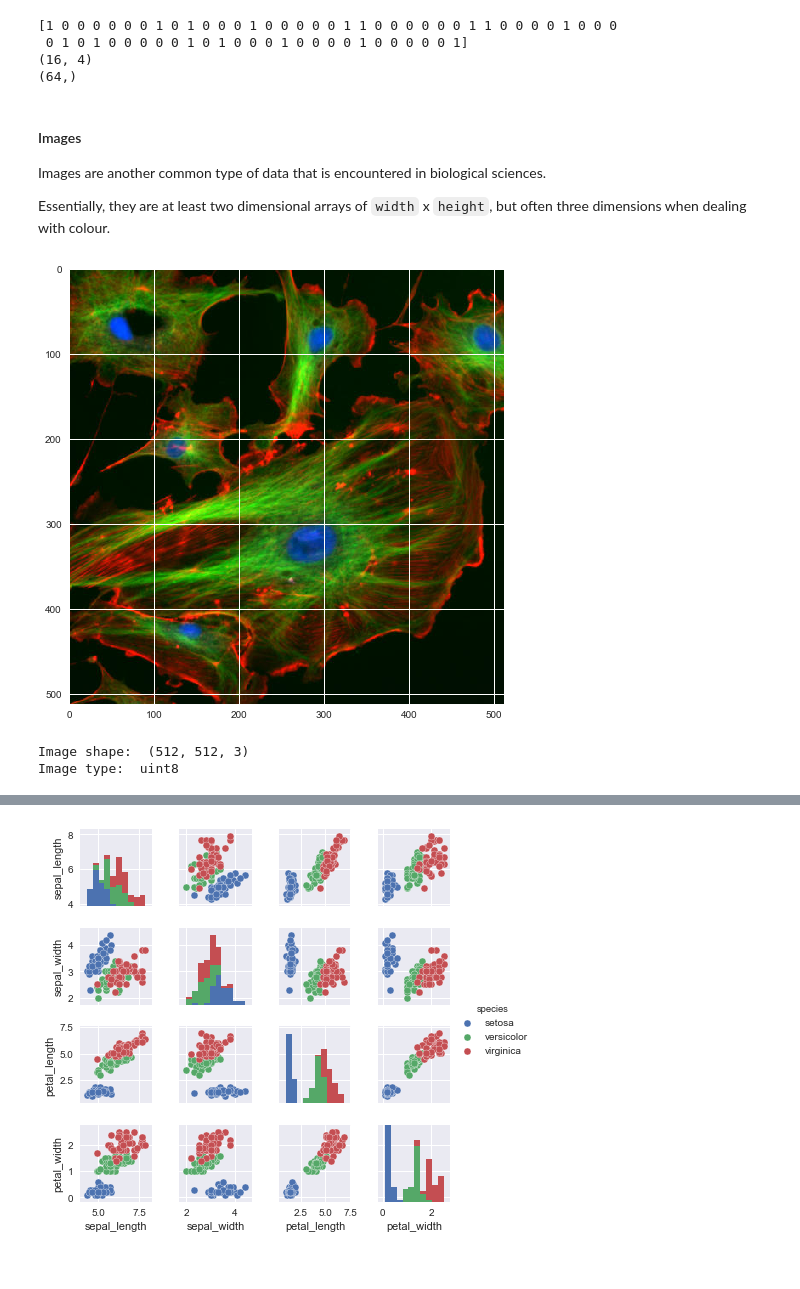
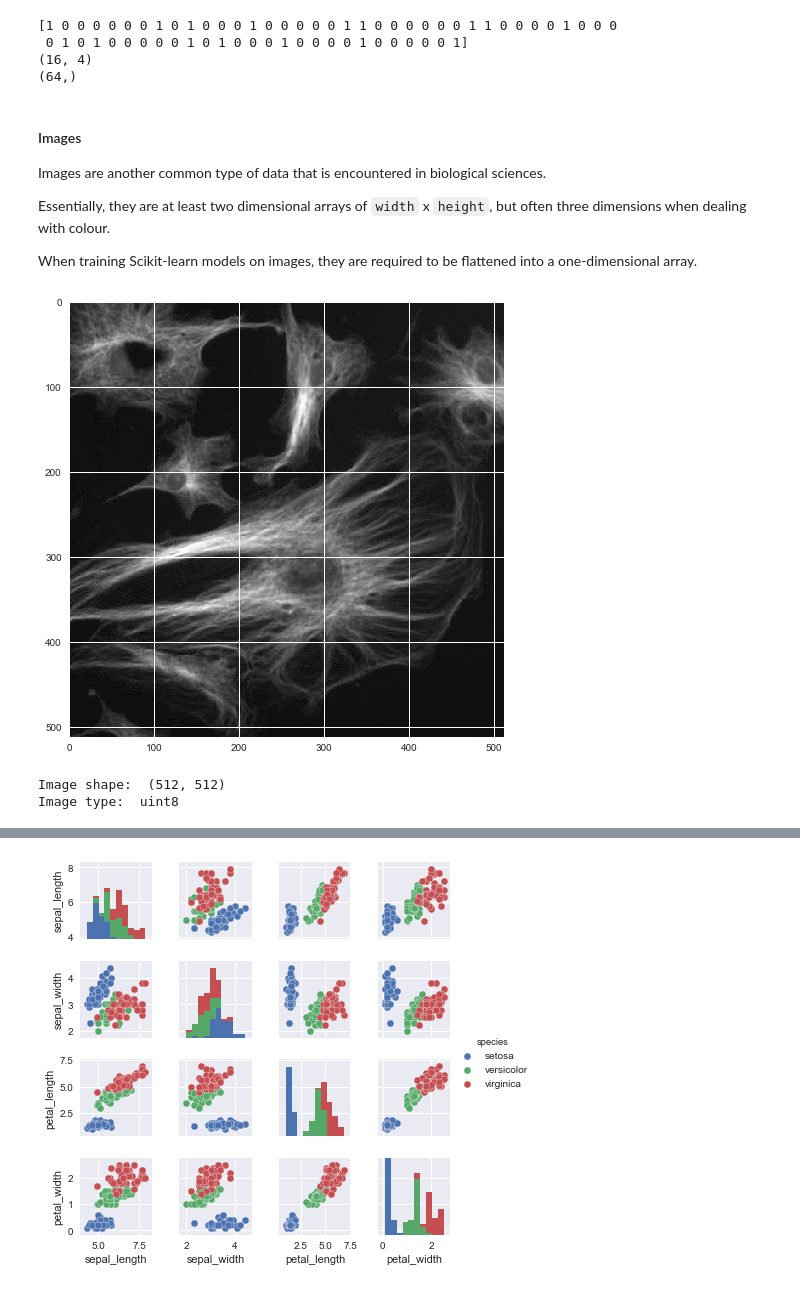
Before and after one commit to tjs23/python_ml_course, a Jupyter notebook: LMB_Python_Machine_Learning.ipynb, the cells around one changed output, grey strips where cells are left out. Cells and saved outputs as stored; diff of their text form; code cells hidden in the pictures.

```diff
--- a/LMB_Python_Machine_Learning.ipynb
+++ b/LMB_Python_Machine_Learning.ipynb
@@ -261,28 +261,30 @@ print(encoded_sample_1_flat.shape)
 Images are another common type of data that is encountered in biological sciences.
 
 Essentially, they are at least two dimensional arrays of `width` x `height`, but often three dimensions when dealing with colour.
+
+When training Scikit-learn models on images, they are required to be flattened into a one-dimensional array.
 # %%
 from matplotlib import pyplot as plt
 from urllib.request import urlopen
 plt.rcParams["figure.figsize"] = (16,8)
 
 img_file = 'example_img.jpg'
 url = 'https://upload.wikimedia.org/wikipedia/commons/0/09/FluorescentCells.jpg'
 
 with open(img_file, 'wb') as file_obj:
     file_obj.write(urlopen(url).read())
 
-pixmap = plt.imread(img_file)     # Read image data as array
+pixmap = plt.imread(img_file)[:,:,1]     # Read image data as array
 
 plt.imshow(pixmap)
 plt.show()
 # %% [output]
-[figure, old version]
+[figure, new version]
 # %%
 print("Image shape: ", pixmap.shape)
 print("Image type: ", pixmap.dtype)
 # %% [output]
-Image shape:  (512, 512, 3)
+Image shape:  (512, 512)
 Image type:  uint8
 # %% [markdown]
 ## Preparing your data - feature scaling
```
Also changed, not shown: parts of 11 cells of this notebook.
